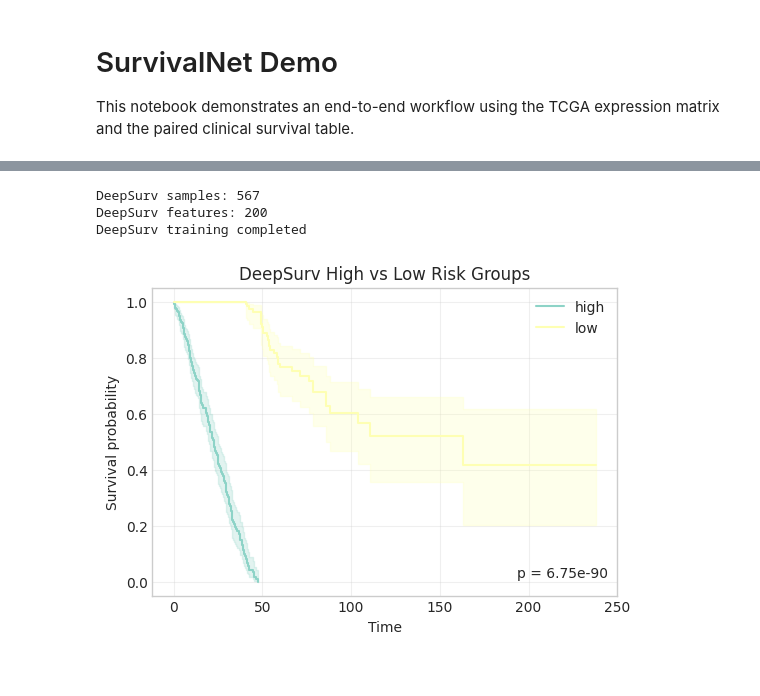
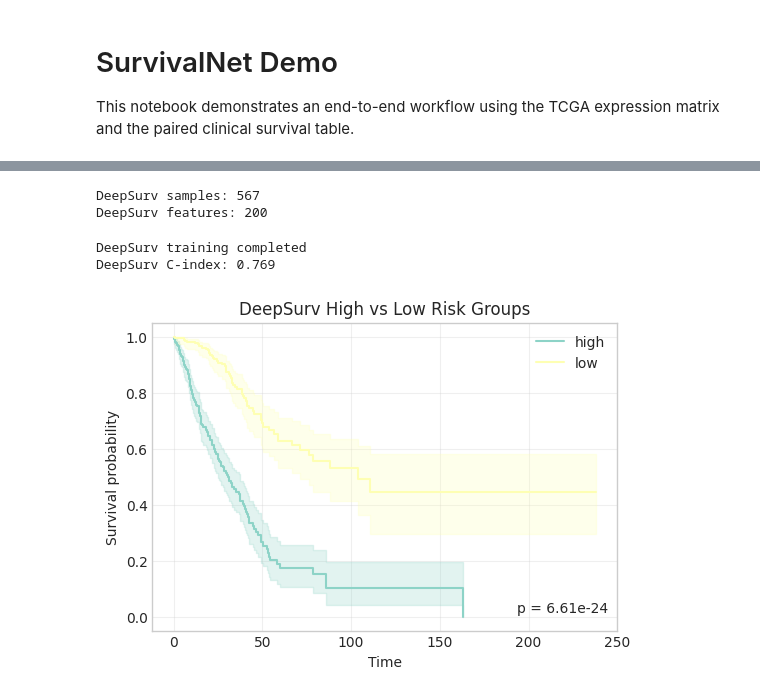
Before and after one commit to zengjoyous/SurvivalNet, a Jupyter notebook: examples/demo.ipynb, the cells around one changed output, grey strips where cells are left out. Saved outputs shown, nothing was run; the diff lists cells and outputs as text; code cells hidden in the pictures.

Commit message:
统一 CoxModel、LassoCoxModel 和 DeepSurvModel 接口； 新增 score()、summary 和 hazard_ratios 等功能； 优化 DeepSurv 参数配置方式； 更新测试与示例代码。

```diff
--- a/examples/demo.ipynb
+++ b/examples/demo.ipynb
@@ -56,7 +59,13 @@ def load_clinical_table(path: Path) -> pd.DataFrame:
         columns={"sample": "PATIENT_ID", "OS.time": "duration", "OS": "event"}
     )
     clinical = clinical[["PATIENT_ID", "duration", "event"]].dropna().copy()
-    clinical["duration"] = (clinical["duration"] / 30.44).round(2)
+    clinical["duration"] = (
+    pd.to_numeric(
+        clinical["duration"],
+        errors="coerce",
+    )
+    / 30.44
+).round(2)
     clinical["event"] = pd.to_numeric(clinical["event"], errors="coerce")
     clinical = clinical.dropna(subset=["event"])
     clinical["event"] = clinical["event"].astype(int)
@@ -173,76 +436,85 @@ plt.show()
 # DeepSurv neural network model
 # =========================
 
-from survivalnet.models import DeepSurvModel
+from survivalnet import DeepSurvModel
 
-# 选择表达矩阵中的基因特征
 feature_cols = top_genes
 
-# 构建 DeepSurv 输入数据
 deep_df = (
     data.set_index("PATIENT_ID")[["duration", "event"]]
     .join(
         expr_df.set_index("PATIENT_ID")[feature_cols],
-        how="inner"
+        how="inner",
     )
     .reset_index(drop=True)
 )
 
-# 转为数值
 for gene in feature_cols:
+
     deep_df[gene] = pd.to_numeric(
         deep_df[gene],
-        errors="coerce"
+        errors="coerce",
     )
 
-# 缺失值填充
 deep_df = deep_df.fillna(0)
 
-print(f"DeepSurv samples: {len(deep_df)}")
-print(f"DeepSurv features: {len(feature_cols)}")
+print(
+    f"DeepSurv samples: {len(deep_df)}"
+)
 
-# 创建模型
-deep_model = DeepSurvModel()
+print(
+    f"DeepSurv features: {len(feature_cols)}"
+)
 
-# 训练模型
+deep_model = DeepSurvModel(
+    hidden_dim1=128,
+    hidden_dim2=64,
+    dropout=0.3,
+    learning_rate=1e-3,
+    epochs=100,
+    batch_size=64,
+    random_state=42,
+)
+
 deep_model.fit(
     deep_df,
     duration_col="duration",
     event_col="event",
-    epochs=100,
 )
 
-print("DeepSurv training completed")
+print(
+    "DeepSurv training completed"
+)
 
-# 预测风险分数
-deep_features = deep_df.drop(
-    columns=["duration", "event"]
+print(
+    f"DeepSurv C-index: {deep_model.score(deep_df):.3f}"
 )
 
 risk_scores = deep_model.predict_risk_score(
-    deep_features
+    deep_df
 )
 
-# 风险分组
 deep_df["risk_group"] = split_risk_group(
     risk_scores
 )
 
-# 绘制 KM 曲线
 ax = plot_grouped_km_with_pvalue(
     deep_df,
     duration_col="duration",
     event_col="event",
     group_col="risk_group",
     group_a="low",
     group_b="high",
 )
 
-ax.set_title("DeepSurv High vs Low Risk Groups")
+ax.set_title(
+    "DeepSurv High vs Low Risk Groups"
+)
 
 plt.show()
 # %% [output]
 DeepSurv samples: 567
 DeepSurv features: 200
-DeepSurv training completed
+DeepSurv training completed
+DeepSurv C-index: 0.769
-[figure, old version]
+[figure, new version]
```
Also changed, not shown: parts of 7 cells of this notebook, 5 other files.
